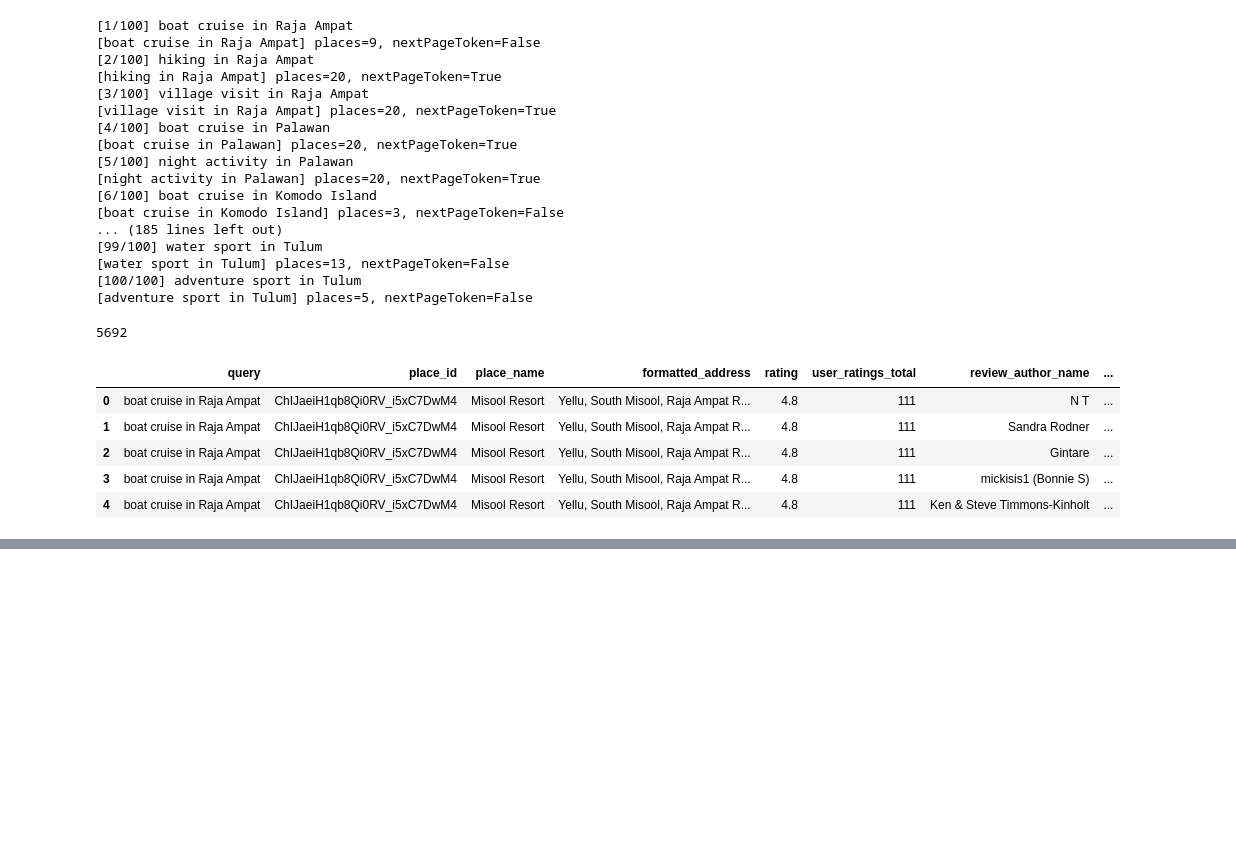
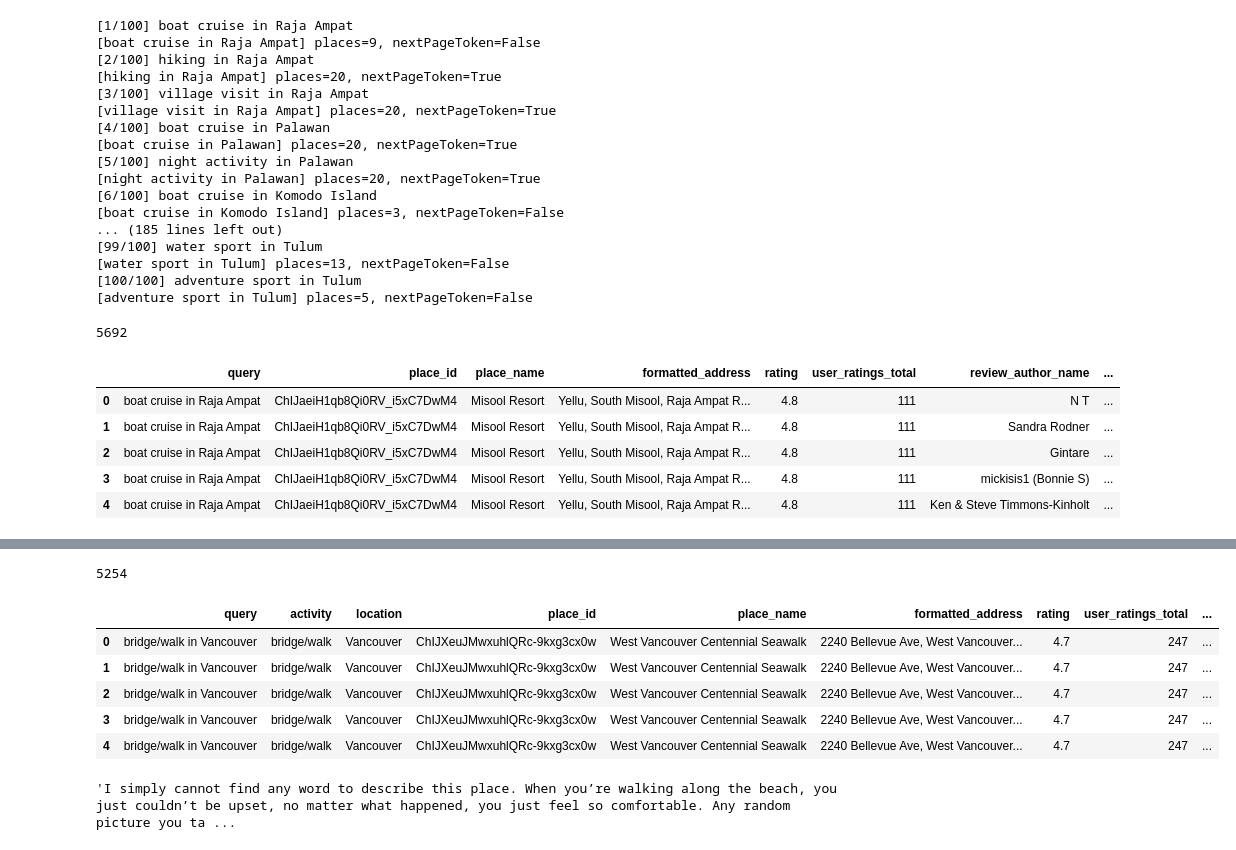
Before and after one commit to benluff303/swipe-sense, a Jupyter notebook: Big_API_caller.ipynb, the cells around one changed output, grey strips where cells are left out. Cells and saved outputs as stored; diff of their text form; code cells hidden in the pictures; blank space fills up the shorter version.

Commit message:
finished first pass at reviews

```diff
--- a/Big_API_caller.ipynb
+++ b/Big_API_caller.ipynb
@@ -241,8 +241,17 @@ def run_one_query_new(query: str, state: Dict[str,Any], verbose: bool = True) ->
             if isinstance(review_text, str):
                 review_text = review_text.replace("\n", " ").strip()
 
+            # split "activity in location"
+            activity, location = None, None
+            if " in " in query:
+                parts = query.rsplit(" in ", 1)
+                activity, location = parts[0], parts[1]
+
+
             rows.append({
                 "query": query,
+                "activity": activity,
+                "location": location,
                 "place_id": pid,
                 "place_name": name,
                 "formatted_address": addr,
@@ -293,10 +302,12 @@ def run_all_queries_new(
         new_rows.extend(run_one_query_new(q, state, verbose=True))
 
     df_batch = pd.DataFrame(new_rows, columns=[
-        "query","place_id","place_name","formatted_address",
+        "query","activity","location",
+        "place_id","place_name","formatted_address",
         "rating","user_ratings_total","review_author_name","review_rating",
         "review_relative_time","review_text","review_language","publishTime"
     ])
+
     return df_batch, state
 
 #-------------- PROGRESS ----------------------
@@ -468,3 +479,5 @@ df_batch4.head()
 | 2 | boat cruise in Raja Ampat | ChIJaeiH1qb8Qi0RV_i5xC7DwM4 | Misool Resort | Yellu, South Misool, Raja Ampat R... | 4.8 | 111 | Gintare | ... |
 | 3 | boat cruise in Raja Ampat | ChIJaeiH1qb8Qi0RV_i5xC7DwM4 | Misool Resort | Yellu, South Misool, Raja Ampat R... | 4.8 | 111 | mickisis1 (Bonnie S) | ... |
 | 4 | boat cruise in Raja Ampat | ChIJaeiH1qb8Qi0RV_i5xC7DwM4 | Misool Resort | Yellu, South Misool, Raja Ampat R... | 4.8 | 111 | Ken & Steve Timmons-Kinholt | ... |
+# %%
+df_batch5, state = run_all_queries_new(prev_state=state, max_queries_per_run=100)
@@ -470,0 +502,17 @@ df_batch4.head()
+# %%
+len(df_batch5)
+# %% [output]
+5254
+# %%
+df_batch5.head()
+# %% [output]
+|  | query | activity | location | place_id | place_name | formatted_address | rating | user_ratings_total | ... |
+| 0 | bridge/walk in Vancouver | bridge/walk | Vancouver | ChIJXeuJMwxuhlQRc-9kxg3cx0w | West Vancouver Centennial Seawalk | 2240 Bellevue Ave, West Vancouver... | 4.7 | 247 | ... |
+| 1 | bridge/walk in Vancouver | bridge/walk | Vancouver | ChIJXeuJMwxuhlQRc-9kxg3cx0w | West Vancouver Centennial Seawalk | 2240 Bellevue Ave, West Vancouver... | 4.7 | 247 | ... |
+| 2 | bridge/walk in Vancouver | bridge/walk | Vancouver | ChIJXeuJMwxuhlQRc-9kxg3cx0w | West Vancouver Centennial Seawalk | 2240 Bellevue Ave, West Vancouver... | 4.7 | 247 | ... |
+| 3 | bridge/walk in Vancouver | bridge/walk | Vancouver | ChIJXeuJMwxuhlQRc-9kxg3cx0w | West Vancouver Centennial Seawalk | 2240 Bellevue Ave, West Vancouver... | 4.7 | 247 | ... |
+| 4 | bridge/walk in Vancouver | bridge/walk | Vancouver | ChIJXeuJMwxuhlQRc-9kxg3cx0w | West Vancouver Centennial Seawalk | 2240 Bellevue Ave, West Vancouver... | 4.7 | 247 | ... |
+# %%
+df_batch5.review_text.iloc[0]
+# %% [output]
+'I simply cannot find any word to describe this place. When you’re walking along the beach, you just couldn’t be upset, no matter what happened, you just feel so comfortable. Any random picture you ta ...
```
Also changed, not shown: parts of 7 cells of this notebook.
